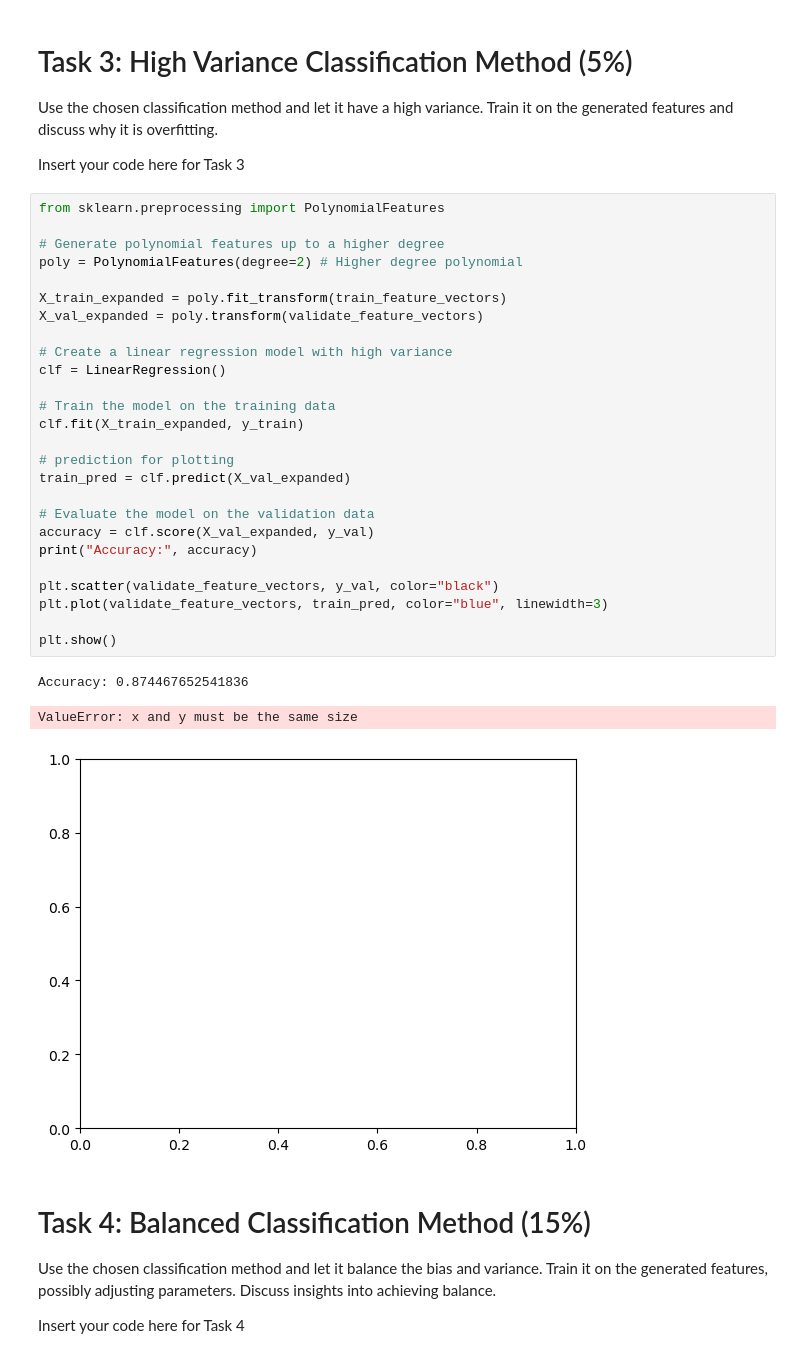
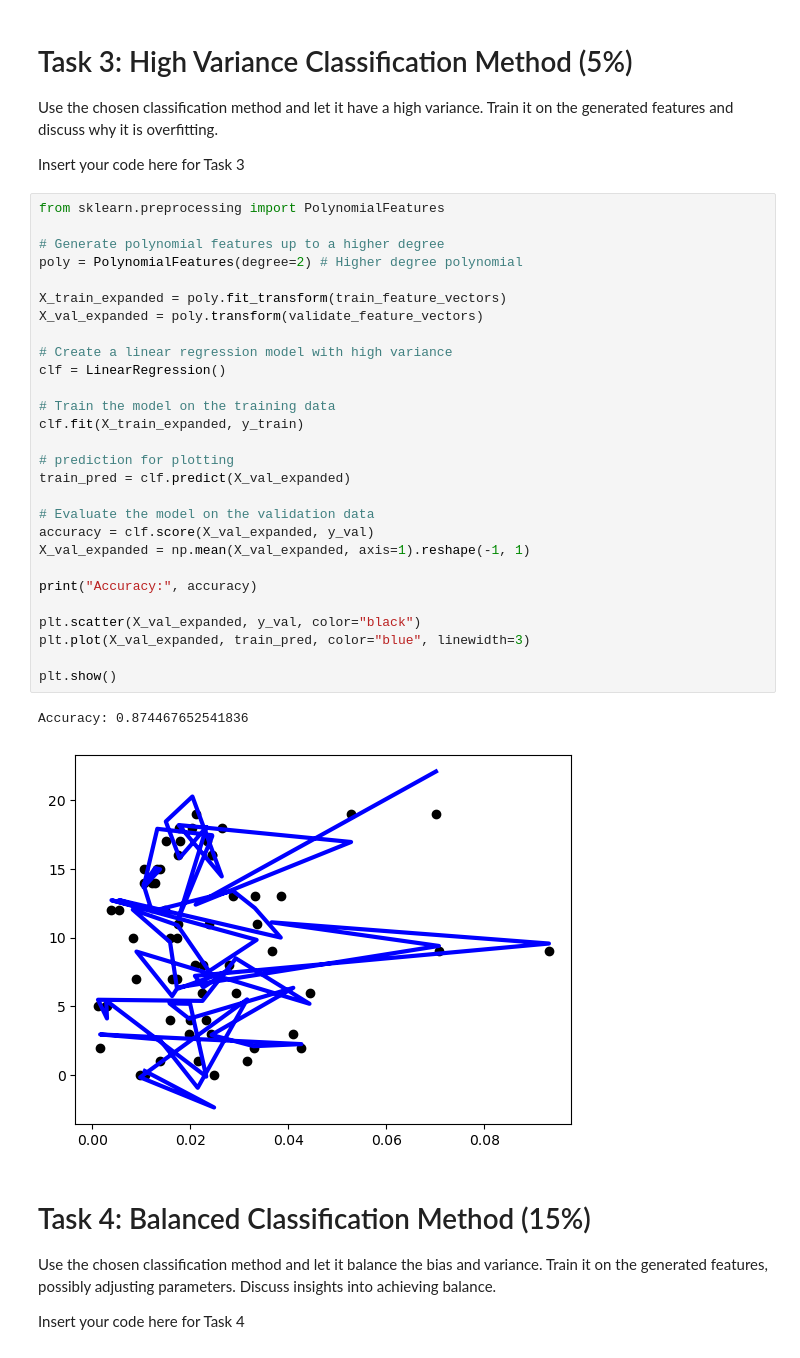
Before and after one commit to coopercole/syde522_assign1, a Jupyter notebook: Assignment1.ipynb, the cells around one changed output. Cells and saved outputs as stored; diff of their text form.

```diff
--- a/Assignment1.ipynb
+++ b/Assignment1.ipynb
@@ -165,33 +165,34 @@ Insert your code here for Task 3
 # %%
 from sklearn.preprocessing import PolynomialFeatures
 
 # Generate polynomial features up to a higher degree
 poly = PolynomialFeatures(degree=2) # Higher degree polynomial
 
 X_train_expanded = poly.fit_transform(train_feature_vectors)
 X_val_expanded = poly.transform(validate_feature_vectors)
 
 # Create a linear regression model with high variance
 clf = LinearRegression()
 
 # Train the model on the training data
 clf.fit(X_train_expanded, y_train)
 
 # prediction for plotting
 train_pred = clf.predict(X_val_expanded)
 
 # Evaluate the model on the validation data
 accuracy = clf.score(X_val_expanded, y_val)
+X_val_expanded = np.mean(X_val_expanded, axis=1).reshape(-1, 1)
+
 print("Accuracy:", accuracy)
 
-plt.scatter(validate_feature_vectors, y_val, color="black")
-plt.plot(validate_feature_vectors, train_pred, color="blue", linewidth=3)
+plt.scatter(X_val_expanded, y_val, color="black")
+plt.plot(X_val_expanded, train_pred, color="blue", linewidth=3)
 
 plt.show()
 # %% [output]
 Accuracy: 0.874467652541836
-ValueError: x and y must be the same size
-[figure, old version]
+[figure, new version]
 # %% [markdown]
 # Task 4: Balanced Classification Method (15%)
 Use the chosen classification method and let it balance the bias and variance.
```
Also changed, not shown: parts of 1 cell of this notebook.
